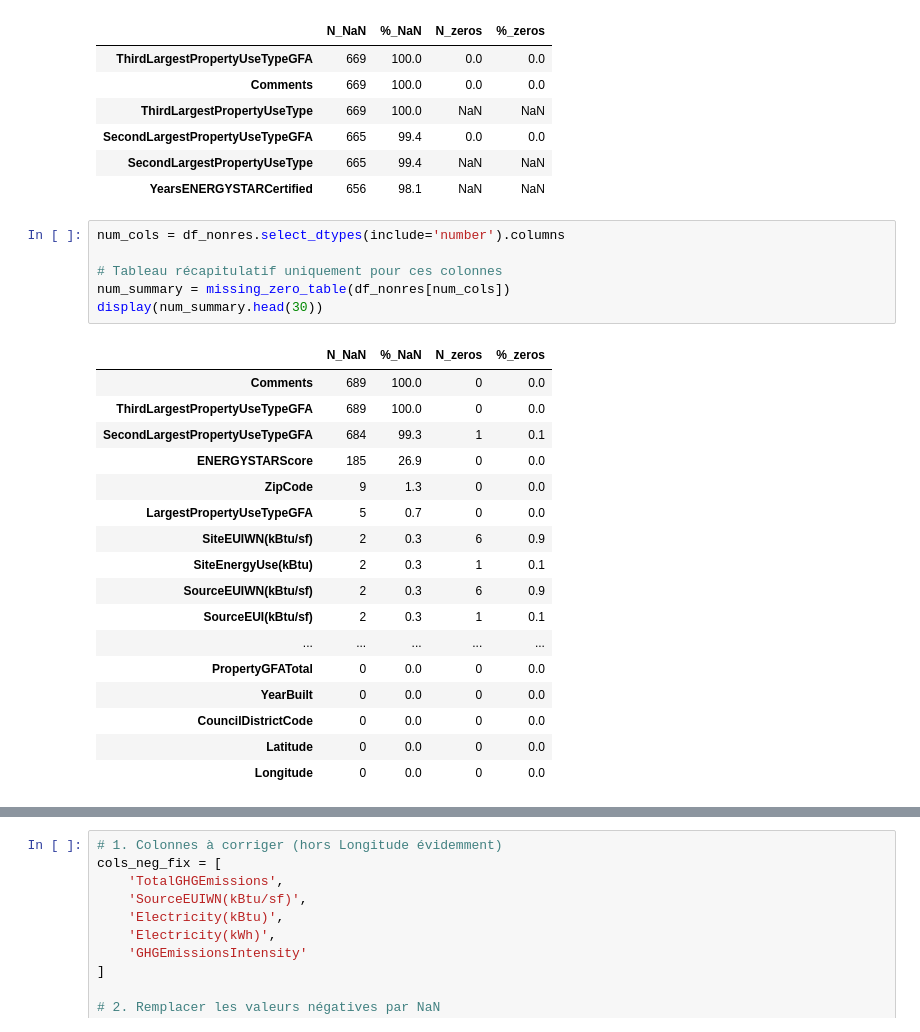
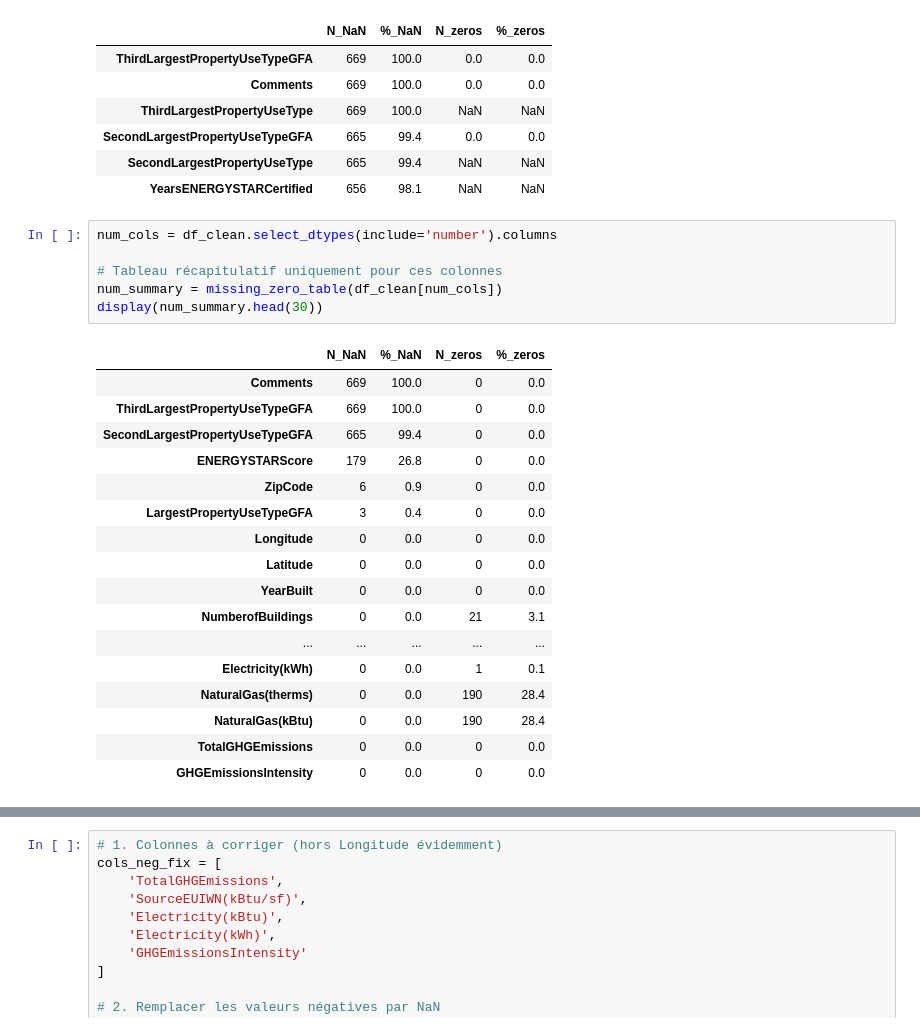
Before and after one commit to LudGold/P03_Pred_Energy_Needs_Building, a Jupyter notebook: Nettoyage_Building.ipynb, the cells around one changed output, grey strips where cells are left out. Cells and saved outputs as stored; diff of their text form.

```diff
--- a/Nettoyage_Building.ipynb
+++ b/Nettoyage_Building.ipynb
@@ -279,26 +279,26 @@ display(high_nan)
 | SecondLargestPropertyUseType | 665 | 99.4 | NaN | NaN |
 | YearsENERGYSTARCertified | 656 | 98.1 | NaN | NaN |
 # %%
-num_cols = df_nonres.select_dtypes(include='number').columns
+num_cols = df_clean.select_dtypes(include='number').columns
 
 # Tableau récapitulatif uniquement pour ces colonnes
-num_summary = missing_zero_table(df_nonres[num_cols])
+num_summary = missing_zero_table(df_clean[num_cols])
 display(num_summary.head(30))
 # %% [output]
 |  | N_NaN | %_NaN | N_zeros | %_zeros |
-| Comments | 689 | 100.0 | 0 | 0.0 |
-| ThirdLargestPropertyUseTypeGFA | 689 | 100.0 | 0 | 0.0 |
-| SecondLargestPropertyUseTypeGFA | 684 | 99.3 | 1 | 0.1 |
-| ENERGYSTARScore | 185 | 26.9 | 0 | 0.0 |
-| ZipCode | 9 | 1.3 | 0 | 0.0 |
-| LargestPropertyUseTypeGFA | 5 | 0.7 | 0 | 0.0 |
-| SiteEUIWN(kBtu/sf) | 2 | 0.3 | 6 | 0.9 |
-| SiteEnergyUse(kBtu) | 2 | 0.3 | 1 | 0.1 |
-| SourceEUIWN(kBtu/sf) | 2 | 0.3 | 6 | 0.9 |
-| SourceEUI(kBtu/sf) | 2 | 0.3 | 1 | 0.1 |
+| Comments | 669 | 100.0 | 0 | 0.0 |
+| ThirdLargestPropertyUseTypeGFA | 669 | 100.0 | 0 | 0.0 |
+| SecondLargestPropertyUseTypeGFA | 665 | 99.4 | 0 | 0.0 |
+| ENERGYSTARScore | 179 | 26.8 | 0 | 0.0 |
+| ZipCode | 6 | 0.9 | 0 | 0.0 |
+| LargestPropertyUseTypeGFA | 3 | 0.4 | 0 | 0.0 |
+| Longitude | 0 | 0.0 | 0 | 0.0 |
+| Latitude | 0 | 0.0 | 0 | 0.0 |
+| YearBuilt | 0 | 0.0 | 0 | 0.0 |
+| NumberofBuildings | 0 | 0.0 | 21 | 3.1 |
 | ... | ... | ... | ... | ... |
-| PropertyGFATotal | 0 | 0.0 | 0 | 0.0 |
-| YearBuilt | 0 | 0.0 | 0 | 0.0 |
-| CouncilDistrictCode | 0 | 0.0 | 0 | 0.0 |
-| Latitude | 0 | 0.0 | 0 | 0.0 |
-| Longitude | 0 | 0.0 | 0 | 0.0 |
+| Electricity(kWh) | 0 | 0.0 | 1 | 0.1 |
+| NaturalGas(therms) | 0 | 0.0 | 190 | 28.4 |
+| NaturalGas(kBtu) | 0 | 0.0 | 190 | 28.4 |
+| TotalGHGEmissions | 0 | 0.0 | 0 | 0.0 |
+| GHGEmissionsIntensity | 0 | 0.0 | 0 | 0.0 |
```
Also changed, not shown: parts of 15 cells of this notebook, 4 other files.
